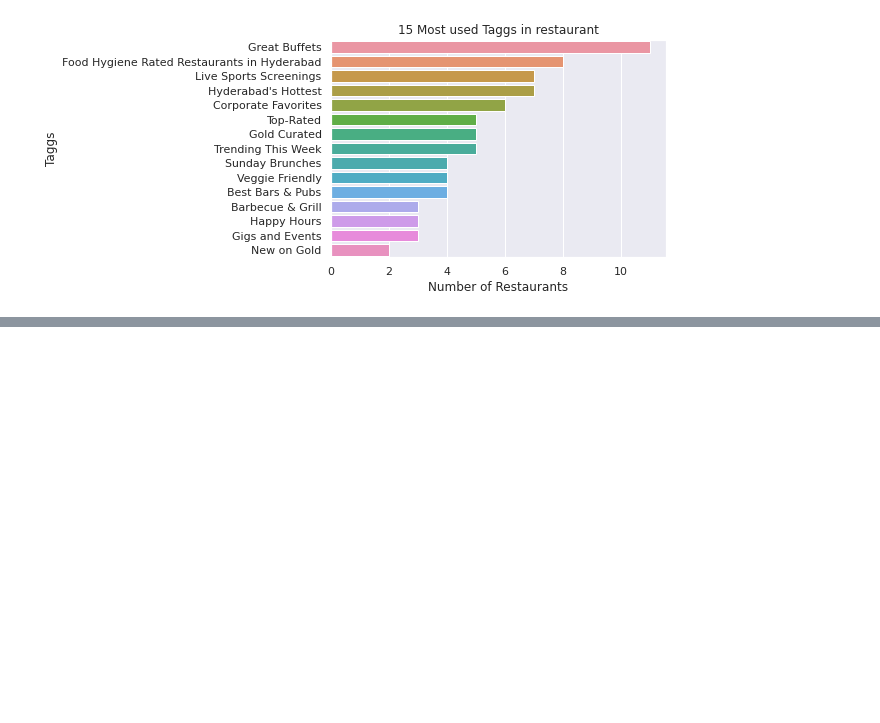
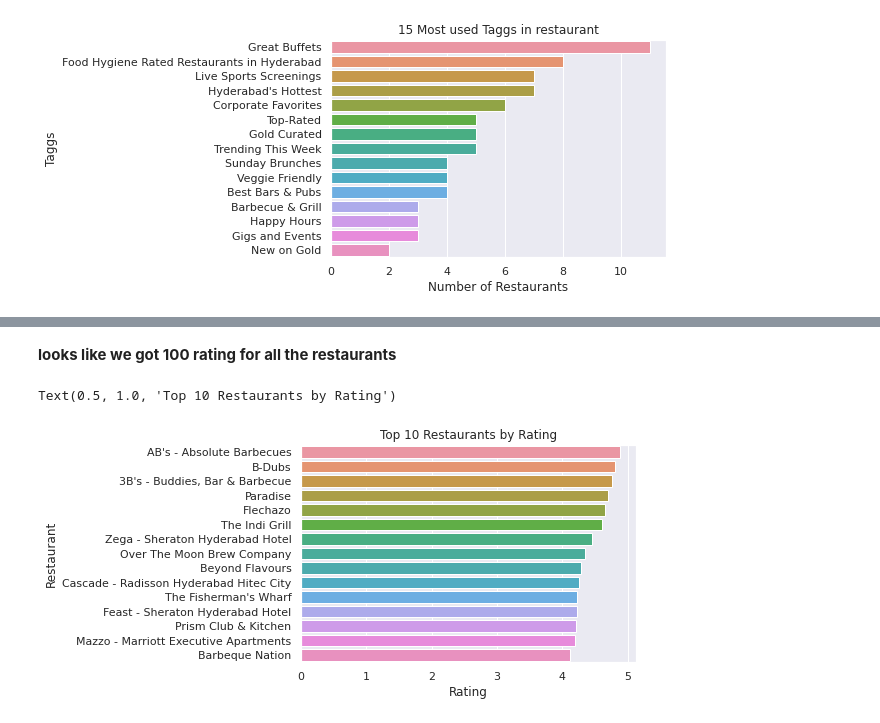
Before and after one commit to Sivaramaguhan/Zomato-Restaurant-Clustering-And-Sentiment-Analysis, a Jupyter notebook: Zomato_Restaurant_Clustering_And_Sentiment_Analysis.ipynb, the cells around one changed output, grey strips where cells are left out. Drawn from its saved outputs; the diff is of its cells as text; code cells hidden in the pictures; blank space fills up the shorter version.

```diff
--- a/Zomato_Restaurant_Clustering_And_Sentiment_Analysis.ipynb
+++ b/Zomato_Restaurant_Clustering_And_Sentiment_Analysis.ipynb
@@ -616,0 +652,3 @@ plt.axis("off")
+# %%
+df_rating = reviews_df.groupby(['Restaurant']).agg({'Rating':'mean','Restaurant':'count'}).rename(columns={'Restaurant':'number_of_rating'}).reset_index()
+df_rating.describe()
@@ -616,0 +665,8 @@ plt.axis("off")
+# %% [markdown]
+**looks like we got 100 rating for all the restaurants**
+# %%
+sns.barplot(data=df_rating, x='Rating', y='Restaurant', order=df_rating.sort_values('Rating',ascending=False).Restaurant[:15])
+plt.title('Top 10 Restaurants by Rating')
+# %% [output]
+Text(0.5, 1.0, 'Top 10 Restaurants by Rating')
+[figure, added]
```
Also changed, not shown: parts of 18 cells of this notebook.
